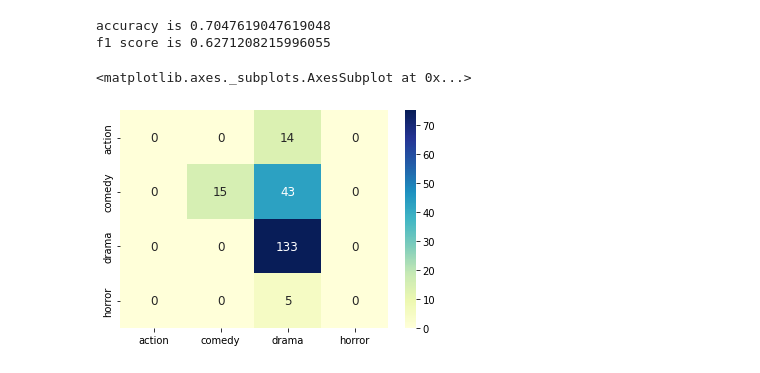
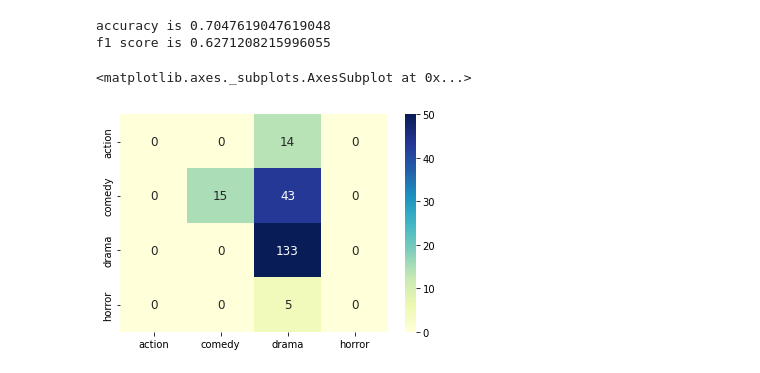
Before and after one commit to CIT-NLP/NLP-final-project, a Jupyter notebook: Model_Building.ipynb, the cells around one changed output. Cells and saved outputs as stored; diff of their text form; code cells hidden in the pictures.

```diff
--- a/Model_Building.ipynb
+++ b/Model_Building.ipynb
@@ -293,15 +293,15 @@ conf = confusion_matrix(y_test, y_pred)
 # %%
 import matplotlib.pyplot as plt
 import seaborn as sns
 import numpy as np
 
 fig, ax = plt.subplots()
 
 cm_labels = np.unique(y_test)
 cm_array = confusion_matrix(y_test, y_pred)
 cm_array_df = pd.DataFrame(cm_array, index=cm_labels, columns=cm_labels)
 
-sns.heatmap(cm_array_df, annot=True, fmt="d", annot_kws={"size": 12}, cmap='YlGnBu', vmax=75)
+sns.heatmap(cm_array_df, annot=True, fmt="d", annot_kws={"size": 12}, cmap='YlGnBu', vmax=50)
 # %% [output]
 <matplotlib.axes._subplots.AxesSubplot at 0x...>
-[figure, old version]
+[figure, new version]
```
